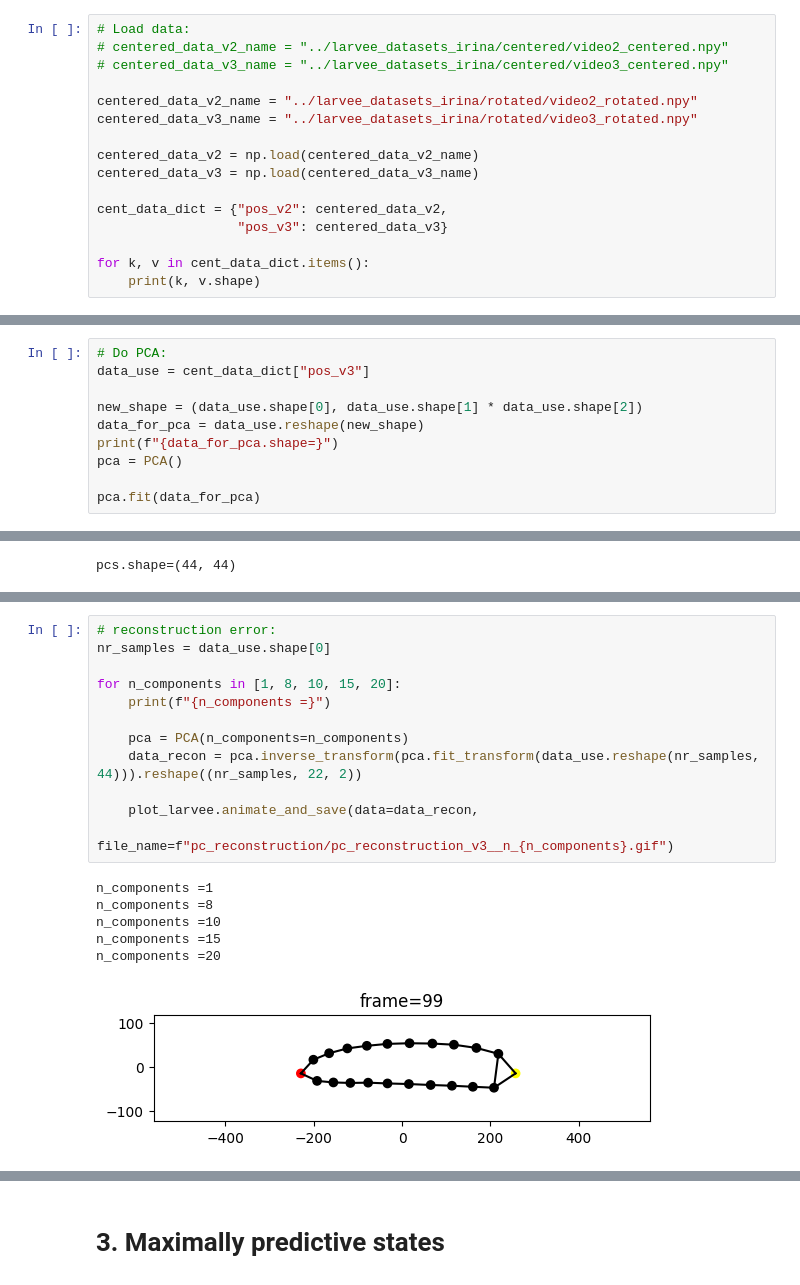
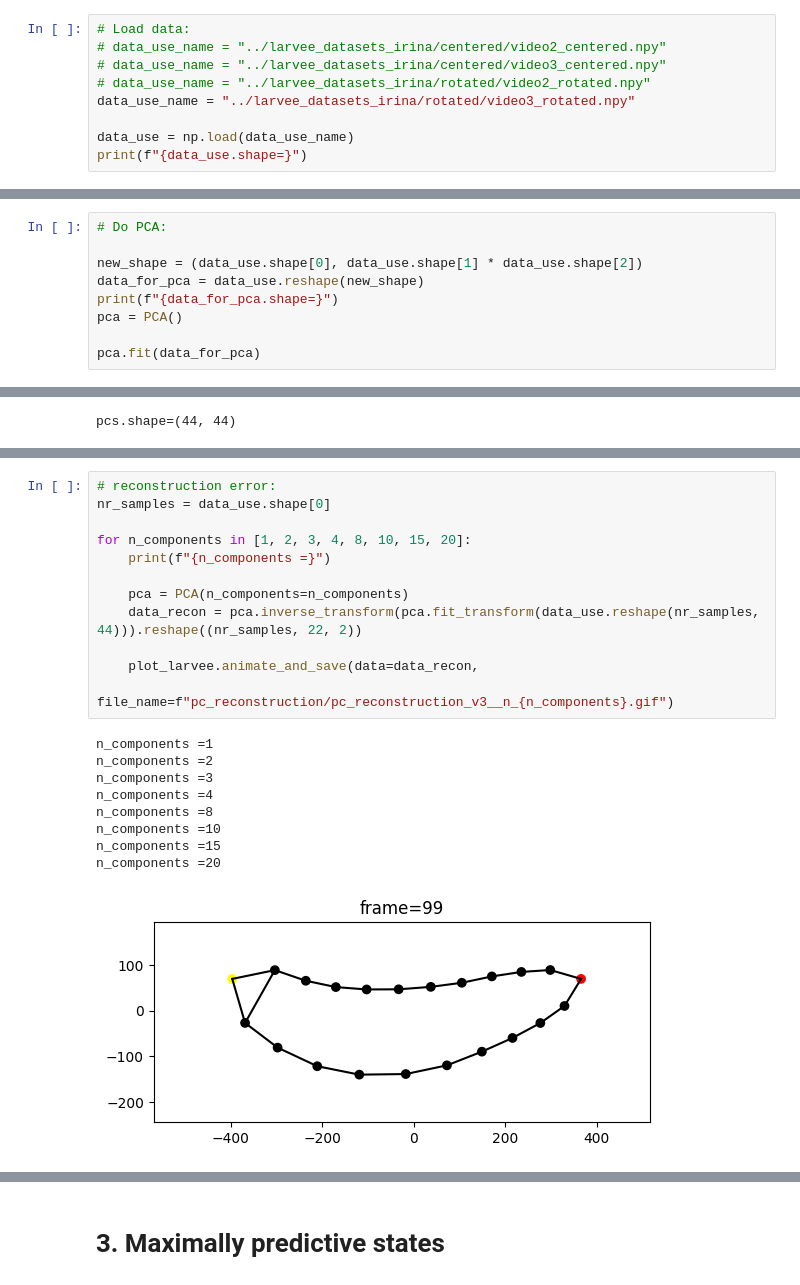
Before and after one commit to DuncDennis/maximally_predictive_states, a Jupyter notebook: Dennis/larvee/larvee_analysis/larvee_data_analysis.ipynb, the cells around one changed output, grey strips where cells are left out. Drawn from its saved outputs; the diff is of its cells as text.

```diff
--- a/Dennis/larvee/larvee_analysis/larvee_data_analysis.ipynb
+++ b/Dennis/larvee/larvee_analysis/larvee_data_analysis.ipynb
@@ -12,18 +12,11 @@ from Dennis.larvee.larvee_utils import plot_larvee
 # 1. Load Data
 # %%
 # Load data:
-# centered_data_v2_name = "../larvee_datasets_irina/centered/video2_centered.npy"
-# centered_data_v3_name = "../larvee_datasets_irina/centered/video3_centered.npy"
+# data_use_name = "../larvee_datasets_irina/centered/video2_centered.npy"
+# data_use_name = "../larvee_datasets_irina/centered/video3_centered.npy"
+# data_use_name = "../larvee_datasets_irina/rotated/video2_rotated.npy"
+data_use_name = "../larvee_datasets_irina/rotated/video3_rotated.npy"
 
-centered_data_v2_name = "../larvee_datasets_irina/rotated/video2_rotated.npy"
-centered_data_v3_name = "../larvee_datasets_irina/rotated/video3_rotated.npy"
-
-centered_data_v2 = np.load(centered_data_v2_name)
-centered_data_v3 = np.load(centered_data_v3_name)
-
-cent_data_dict = {"pos_v2": centered_data_v2,
-                  "pos_v3": centered_data_v3}
-
-for k, v in cent_data_dict.items():
-    print(k, v.shape)
+data_use = np.load(data_use_name)
+print(f"{data_use.shape=}")
 # %% [output]
@@ -41,7 +32,6 @@ plot_larvee.plot_single_frame_data(data[frame, :, :])
 ### 2.2: PCA analysis
 # %%
 # Do PCA:
-data_use = cent_data_dict["pos_v3"]
 
 new_shape = (data_use.shape[0], data_use.shape[1] * data_use.shape[2])
 data_for_pca = data_use.reshape(new_shape)
@@ -79,19 +69,22 @@ fig.tight_layout()
 # %%
 # reconstruction error:
 nr_samples = data_use.shape[0]
 
-for n_components in [1, 8, 10, 15, 20]:
+for n_components in [1, 2, 3, 4, 8, 10, 15, 20]:
     print(f"{n_components =}")
 
     pca = PCA(n_components=n_components)
     data_recon = pca.inverse_transform(pca.fit_transform(data_use.reshape(nr_samples, 44))).reshape((nr_samples, 22, 2))
 
     plot_larvee.animate_and_save(data=data_recon,
-                     file_name=f"pc_reconstruction/pc_reconstruction_v3__n_{n_components}.gif")
+                                 file_name=f"pc_reconstruction/pc_reconstruction_v3__n_{n_components}.gif")
 # %% [output]
 n_components =1
+n_components =2
+n_components =3
+n_components =4
 n_components =8
 n_components =10
 n_components =15
 n_components =20
-[figure, old version]
+[figure, new version]
```
Also changed, not shown: parts of 22 cells of this notebook, 1 other file.
